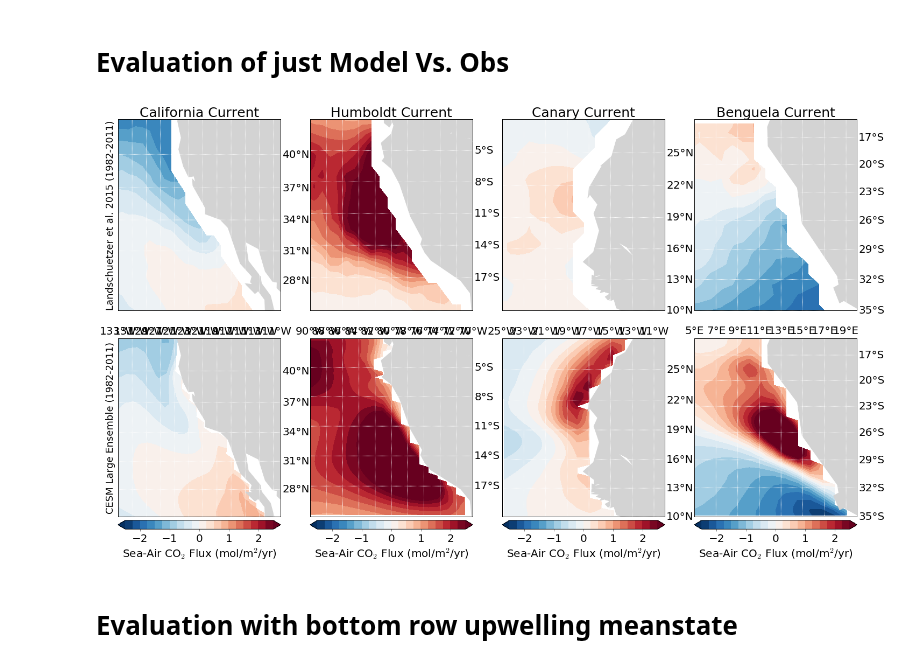
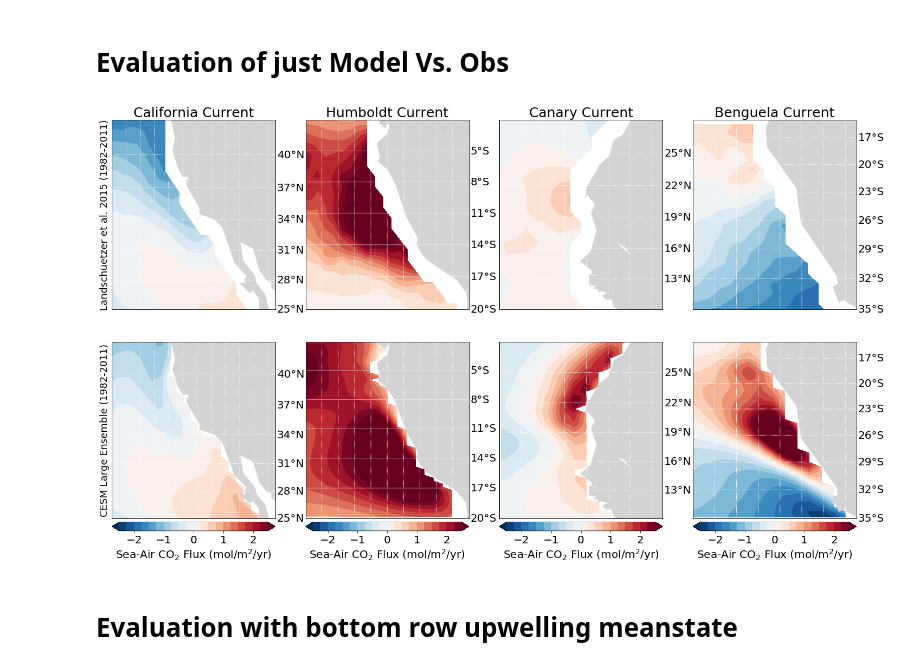
Before and after one commit to bradyrx/EBUS_BGC_Variability, a Jupyter notebook: notebooks/Visualization/model-evaluation.ipynb, the cells around one changed output. Drawn from its saved outputs; the diff is of its cells as text; code cells hidden in the pictures.

```diff
--- a/notebooks/Visualization/model-evaluation.ipynb
+++ b/notebooks/Visualization/model-evaluation.ipynb
@@ -249,7 +208,7 @@ def setup_map(ax, lat1, lat2, lon1, lon2, lonlabel=False):
                    labels=[False,True,False,False], size=20,
                    color='w')
     m.drawmeridians(np.arange(lon1, lon2+1, 2),
-                   labels=[False, False, lonlabel, False], size=20,
+                   labels=[False, False, False, False], size=20,
                    color='w')
     return m
 # %%
@@ -336,34 +295,36 @@ def map_vector_winds(ax, EBU, num=3):
 # %%
 names = ['California Current',
          'Humboldt Current',
          'Canary Current',
          'Benguela Current']
 fig = plt.figure(figsize=(20,12))
 counter_top = 1
 counter_mid = 5
 for idx in EBUS:
     # Landscheutzer Climatology (Top)
     ax = fig.add_subplot(2, 4, counter_top)
     m = map_upwelling_clim(ax, idx, 'obs')
     if counter_top == 1:
         plt.ylabel('Landschuetzer et al. 2015 (1982-2011)', size=18)
     plt.title(names[counter_top-1], size=25)
     counter_top += 1
     # CESM-LENS Climatology (Middle)
     ax = fig.add_subplot(2, 4, counter_mid)
     m = map_upwelling_clim(ax, idx, 'model')
     if counter_mid == 5:
         plt.ylabel('CESM Large Ensemble (1982-2011)', size=18)
     cbar = m.colorbar(location="bottom")
     cbar.set_ticks(np.arange(-2, 2.1, 1))
     cbar.ax.tick_params(labelsize=20, direction='out')
     cbar.set_label('Sea-Air CO$_{2}$ Flux (mol/m$^{2}$/yr)', size=20)
     counter_mid +=1
 fig.tight_layout()
-plt.savefig('landschuetzer-model-climatological-comparison-withLon.eps', transparent=True, format='eps',
-            bbox_inches='tight', pad_inches=1, dpi=1000)
+
+et.vis.savefig('model-evaluation')
+#plt.savefig('landschuetzer-model-climatological-comparison-withLon.eps', transparent=True, format='eps',
+#            bbox_inches='tight', pad_inches=1, dpi=1000)
 # %% [output]
-[figure, old version]
+[figure, new version]
 # %% [markdown]
 # Evaluation with bottom row upwelling meanstate
 # %%
```
Also changed, not shown: parts of 7 cells of this notebook, 22 other files.
